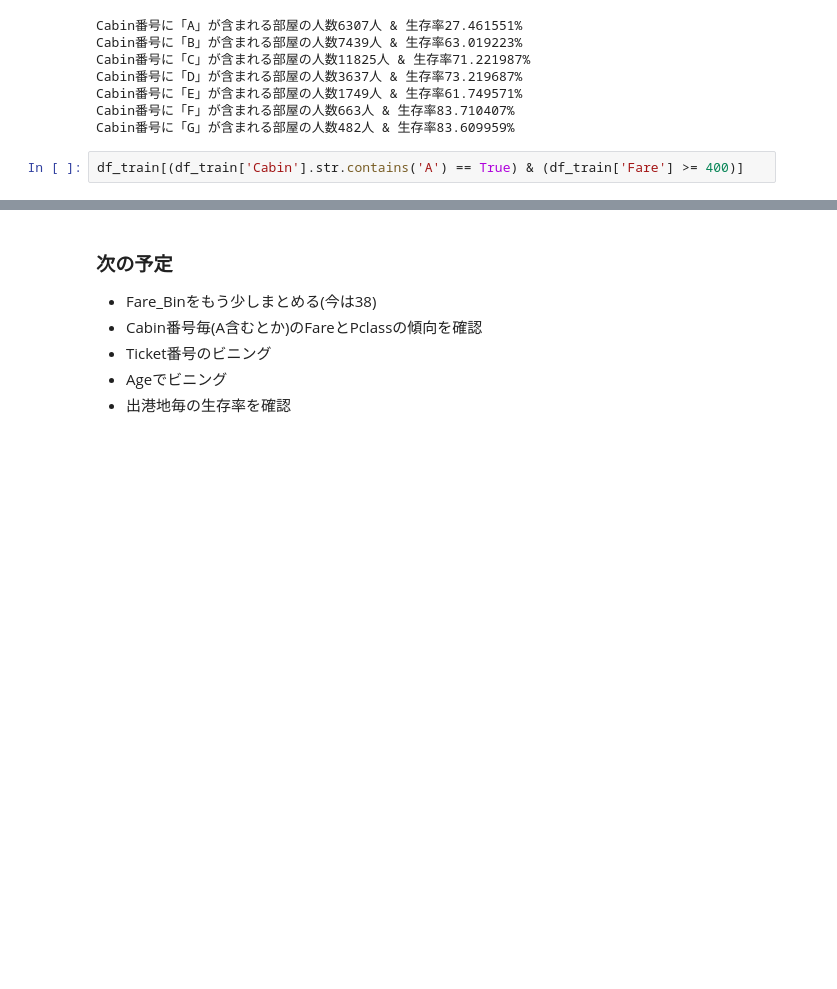
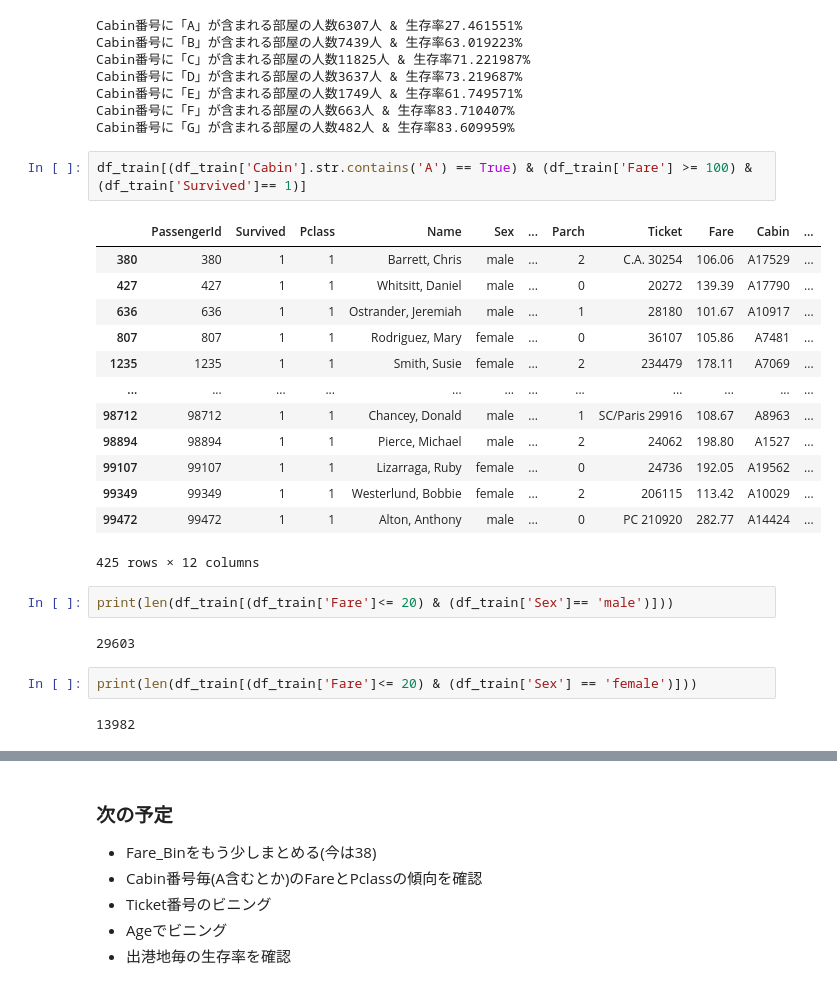
Before and after one commit to gonzou122/Tabular-Playground-Series---April-2021, a Jupyter notebook: code/EDA.ipynb, the cells around one changed output, grey strips where cells are left out. Drawn from its saved outputs; the diff is of its cells as text; blank space fills up the shorter version.

```diff
--- a/code/EDA.ipynb
+++ b/code/EDA.ipynb
@@ -526,4 +534,26 @@ Cabin番号に「E」が含まれる部屋の人数1749人 & 生存率61.749571%
 Cabin番号に「F」が含まれる部屋の人数663人 & 生存率83.710407%
 Cabin番号に「G」が含まれる部屋の人数482人 & 生存率83.609959%
 # %%
-df_train[(df_train['Cabin'].str.contains('A') == True) & (df_train['Fare'] >= 400)]
+df_train[(df_train['Cabin'].str.contains('A') == True) & (df_train['Fare'] >= 100) & (df_train['Survived']== 1)]
+# %% [output]
+|  | PassengerId | Survived | Pclass | Name | Sex | ... | Parch | Ticket | Fare | Cabin | ... |
+| 380 | 380 | 1 | 1 | Barrett, Chris | male | ... | 2 | C.A. 30254 | 106.06 | A17529 | ... |
+| 427 | 427 | 1 | 1 | Whitsitt, Daniel | male | ... | 0 | 20272 | 139.39 | A17790 | ... |
+| 636 | 636 | 1 | 1 | Ostrander, Jeremiah | male | ... | 1 | 28180 | 101.67 | A10917 | ... |
+| 807 | 807 | 1 | 1 | Rodriguez, Mary | female | ... | 0 | 36107 | 105.86 | A7481 | ... |
+| 1235 | 1235 | 1 | 1 | Smith, Susie | female | ... | 2 | 234479 | 178.11 | A7069 | ... |
+| ... | ... | ... | ... | ... | ... | ... | ... | ... | ... | ... | ... |
+| 98712 | 98712 | 1 | 1 | Chancey, Donald | male | ... | 1 | SC/Paris 29916 | 108.67 | A8963 | ... |
+| 98894 | 98894 | 1 | 1 | Pierce, Michael | male | ... | 2 | 24062 | 198.80 | A1527 | ... |
+| 99107 | 99107 | 1 | 1 | Lizarraga, Ruby | female | ... | 0 | 24736 | 192.05 | A19562 | ... |
+| 99349 | 99349 | 1 | 1 | Westerlund, Bobbie | female | ... | 2 | 206115 | 113.42 | A10029 | ... |
+| 99472 | 99472 | 1 | 1 | Alton, Anthony | male | ... | 0 | PC 210920 | 282.77 | A14424 | ... |
+425 rows × 12 columns
+# %%
+print(len(df_train[(df_train['Fare']<= 20) & (df_train['Sex']== 'male')]))
+# %% [output]
+29603
+# %%
+print(len(df_train[(df_train['Fare']<= 20) & (df_train['Sex'] == 'female')]))
+# %% [output]
+13982
```
Also changed, not shown: parts of 20 cells of this notebook.
